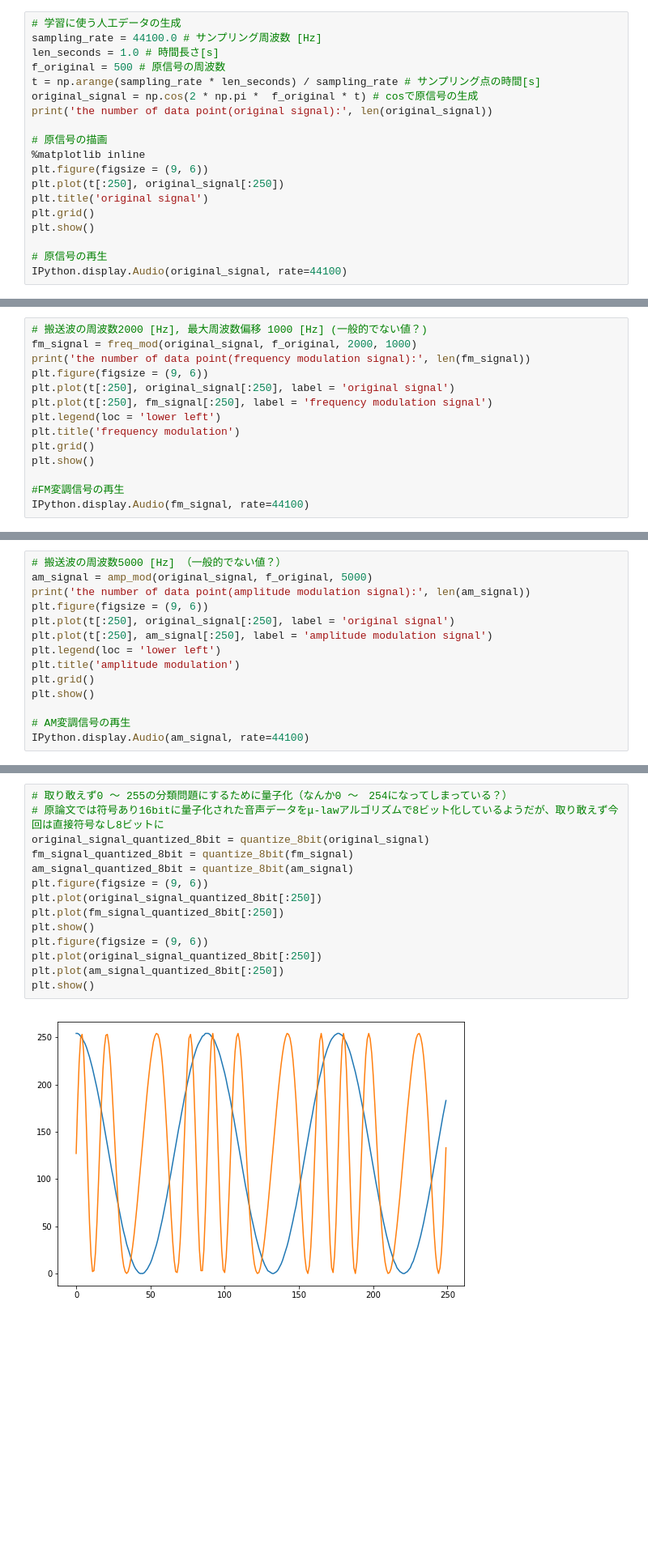
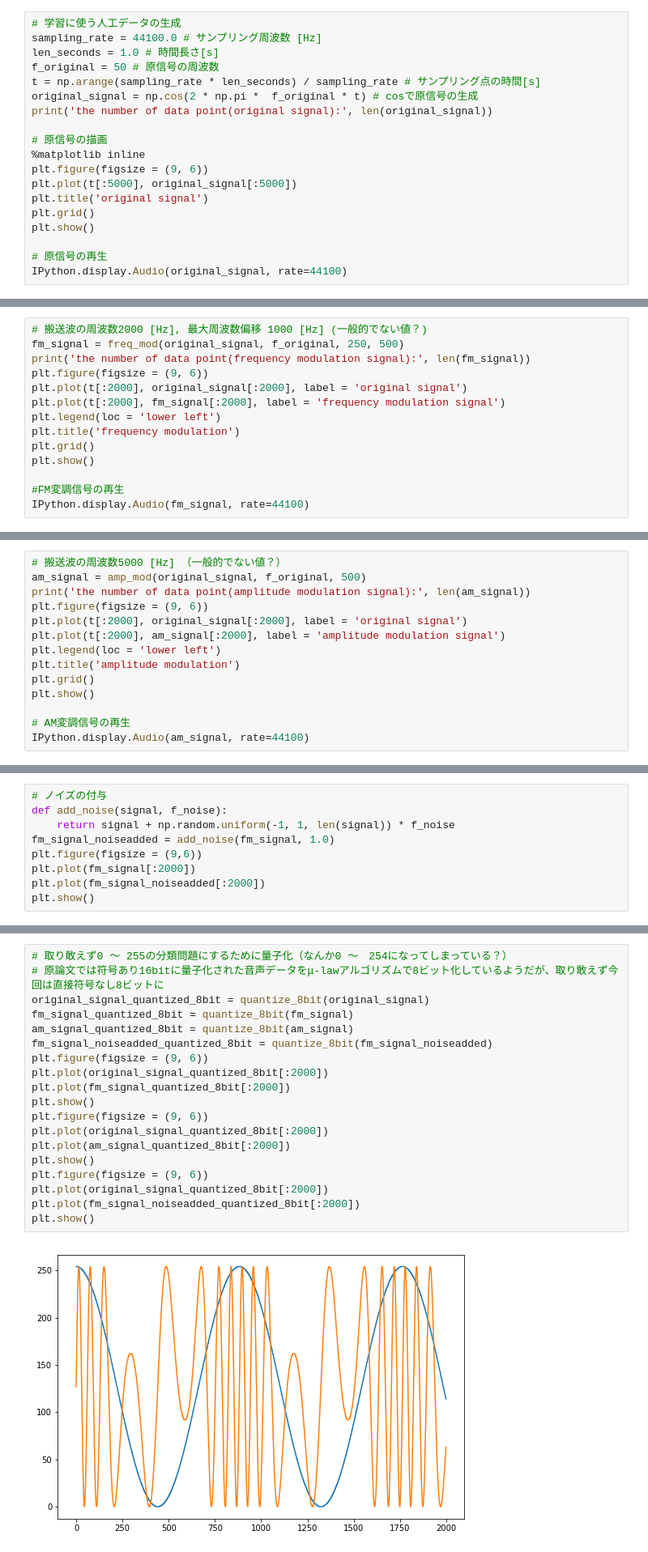
Before and after one commit to cross32768/dilated_conv, a Jupyter notebook: dilated_conv.ipynb, the cells around one changed output, grey strips where cells are left out. Shown at 81% size. Drawn from its saved outputs; the diff is of its cells as text; blank space fills up the shorter version.

```diff
--- a/dilated_conv.ipynb
+++ b/dilated_conv.ipynb
@@ -19,7 +19,7 @@ True
 # 学習に使う人工データの生成
 sampling_rate = 44100.0 # サンプリング周波数 [Hz]
 len_seconds = 1.0 # 時間長さ[s]
-f_original = 500 # 原信号の周波数
+f_original = 50 # 原信号の周波数
 t = np.arange(sampling_rate * len_seconds) / sampling_rate # サンプリング点の時間[s]
 original_signal = np.cos(2 * np.pi *  f_original * t) # cosで原信号の生成
 print('the number of data point(original signal):', len(original_signal))
@@ -27,7 +27,7 @@ print('the number of data point(original signal):', len(original_signal))
 # 原信号の描画
 %matplotlib inline
 plt.figure(figsize = (9, 6))
-plt.plot(t[:250], original_signal[:250])
+plt.plot(t[:5000], original_signal[:5000])
 plt.title('original signal')
 plt.grid()
 plt.show()
@@ -47,11 +47,11 @@ def freq_mod(original_signal, f_original, f_carrier, MFD):
     return vm
 # %%
 # 搬送波の周波数2000 [Hz], 最大周波数偏移 1000 [Hz] (一般的でない値？)
-fm_signal = freq_mod(original_signal, f_original, 2000, 1000)
+fm_signal = freq_mod(original_signal, f_original, 250, 500)
 print('the number of data point(frequency modulation signal):', len(fm_signal))
 plt.figure(figsize = (9, 6))
-plt.plot(t[:250], original_signal[:250], label = 'original signal')
-plt.plot(t[:250], fm_signal[:250], label = 'frequency modulation signal')
+plt.plot(t[:2000], original_signal[:2000], label = 'original signal')
+plt.plot(t[:2000], fm_signal[:2000], label = 'frequency modulation signal')
 plt.legend(loc = 'lower left')
 plt.title('frequency modulation')
 plt.grid()
@@ -71,11 +71,11 @@ def amp_mod(original_signal, f_original, f_carrier):
     return vm
 # %%
 # 搬送波の周波数5000 [Hz] （一般的でない値？）
-am_signal = amp_mod(original_signal, f_original, 5000)
+am_signal = amp_mod(original_signal, f_original, 500)
 print('the number of data point(amplitude modulation signal):', len(am_signal))
 plt.figure(figsize = (9, 6))
-plt.plot(t[:250], original_signal[:250], label = 'original signal')
-plt.plot(t[:250], am_signal[:250], label = 'amplitude modulation signal')
+plt.plot(t[:2000], original_signal[:2000], label = 'original signal')
+plt.plot(t[:2000], am_signal[:2000], label = 'amplitude modulation signal')
 plt.legend(loc = 'lower left')
 plt.title('amplitude modulation')
 plt.grid()
@@ -89,0 +102,9 @@ the number of data point(amplitude modulation signal): 44100
+# %%
+# ノイズの付与
+def add_noise(signal, f_noise):
+    return signal + np.random.uniform(-1, 1, len(signal)) * f_noise
+fm_signal_noiseadded = add_noise(fm_signal, 1.0)
+plt.figure(figsize = (9,6))
+plt.plot(fm_signal[:2000])
+plt.plot(fm_signal_noiseadded[:2000])
+plt.show()
@@ -104,16 +127,21 @@ def quantize_8bit(signal):
 # %%
 # 取り敢えず0 ～ 255の分類問題にするために量子化（なんか0 ～　254になってしまっている？）
 # 原論文では符号あり16bitに量子化された音声データをμ-lawアルゴリズムで8ビット化しているようだが、取り敢えず今回は直接符号なし8ビットに
 original_signal_quantized_8bit = quantize_8bit(original_signal)
 fm_signal_quantized_8bit = quantize_8bit(fm_signal)
 am_signal_quantized_8bit = quantize_8bit(am_signal)
+fm_signal_noiseadded_quantized_8bit = quantize_8bit(fm_signal_noiseadded)
 plt.figure(figsize = (9, 6))
-plt.plot(original_signal_quantized_8bit[:250])
-plt.plot(fm_signal_quantized_8bit[:250])
+plt.plot(original_signal_quantized_8bit[:2000])
+plt.plot(fm_signal_quantized_8bit[:2000])
 plt.show()
 plt.figure(figsize = (9, 6))
-plt.plot(original_signal_quantized_8bit[:250])
-plt.plot(am_signal_quantized_8bit[:250])
+plt.plot(original_signal_quantized_8bit[:2000])
+plt.plot(am_signal_quantized_8bit[:2000])
 plt.show()
+plt.figure(figsize = (9, 6))
+plt.plot(original_signal_quantized_8bit[:2000])
+plt.plot(fm_signal_noiseadded_quantized_8bit[:2000])
+plt.show()
 # %% [output]
-[figure, old version]
+[figure, new version]
```
Also changed, not shown: parts of 13 cells of this notebook.
